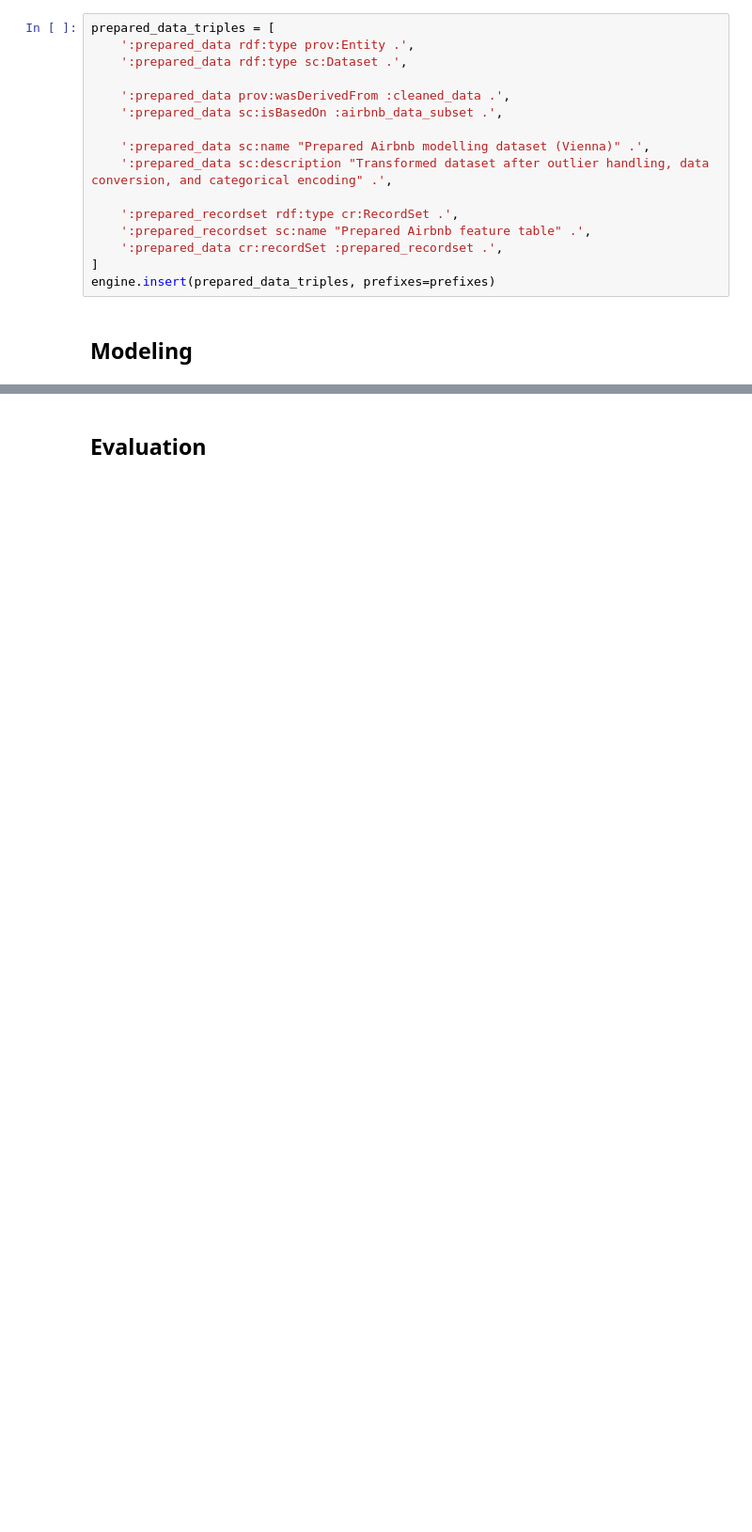
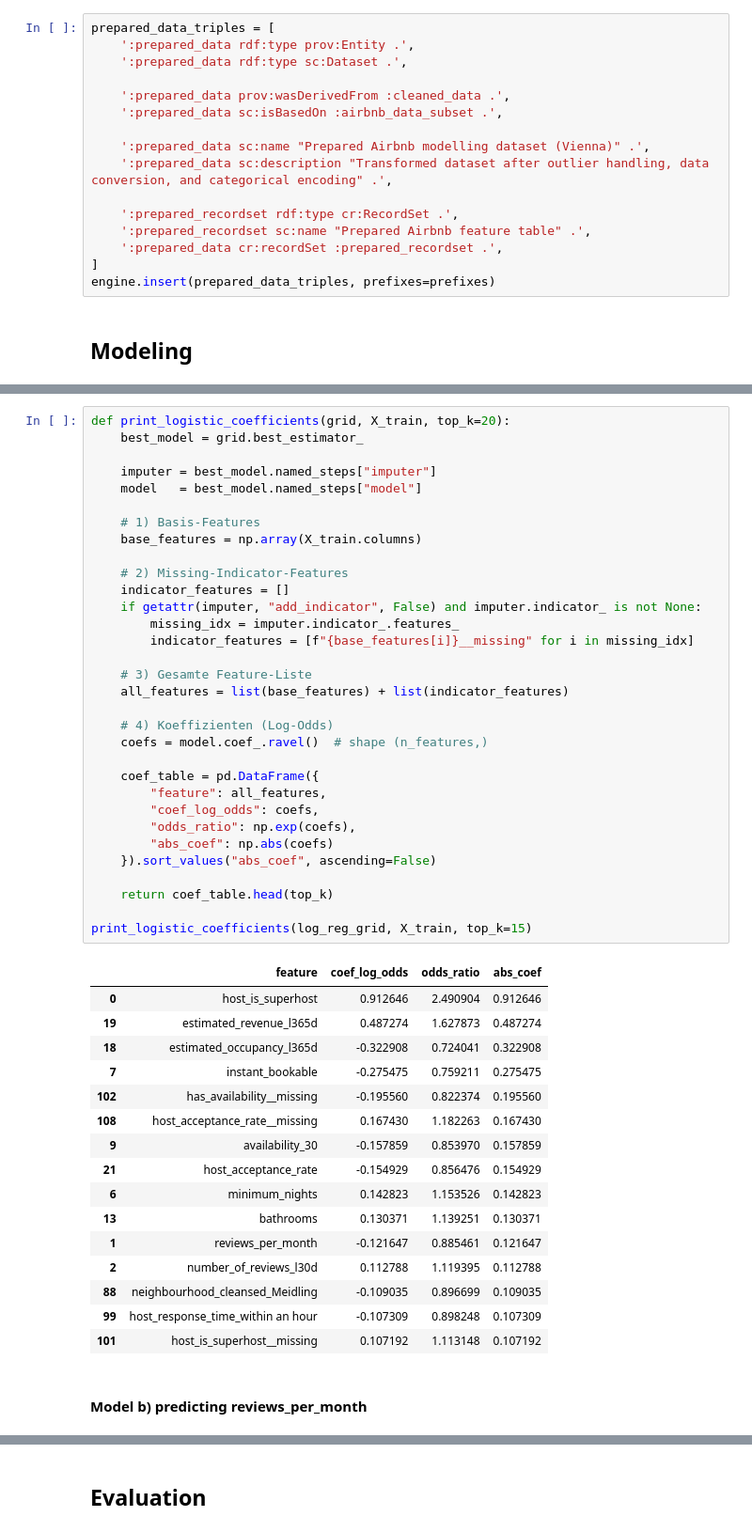
Before and after one commit to philippmoessner/tuwien_bi, a Jupyter notebook: Assignment3/notebook.ipynb, the cells around one changed output, grey strips where cells are left out. Shown at 94% size. Saved outputs shown, nothing was run; the diff lists cells and outputs as text; blank space fills up the shorter version.

Commit message:
modeling + evaluation of model a) and b)

```diff
--- a/Assignment3/notebook.ipynb
+++ b/Assignment3/notebook.ipynb
@@ -1996,0 +2605,51 @@ engine.insert(prepared_data_triples, prefixes=prefixes)
+# %%
+def print_logistic_coefficients(grid, X_train, top_k=20):
+    best_model = grid.best_estimator_
+
+    imputer = best_model.named_steps["imputer"]
+    model   = best_model.named_steps["model"]
+
+    # 1) Basis-Features
+    base_features = np.array(X_train.columns)
+
+    # 2) Missing-Indicator-Features
+    indicator_features = []
+    if getattr(imputer, "add_indicator", False) and imputer.indicator_ is not None:
+        missing_idx = imputer.indicator_.features_
+        indicator_features = [f"{base_features[i]}__missing" for i in missing_idx]
+
+    # 3) Gesamte Feature-Liste
+    all_features = list(base_features) + list(indicator_features)
+
+    # 4) Koeffizienten (Log-Odds)
+    coefs = model.coef_.ravel()  # shape (n_features,)
+
+    coef_table = pd.DataFrame({
+        "feature": all_features,
+        "coef_log_odds": coefs,
+        "odds_ratio": np.exp(coefs),
+        "abs_coef": np.abs(coefs)
+    }).sort_values("abs_coef", ascending=False)
+
+    return coef_table.head(top_k)
+
+print_logistic_coefficients(log_reg_grid, X_train, top_k=15)
+# %% [output]
+|  | feature | coef_log_odds | odds_ratio | abs_coef |
+| 0 | host_is_superhost | 0.912646 | 2.490904 | 0.912646 |
+| 19 | estimated_revenue_l365d | 0.487274 | 1.627873 | 0.487274 |
+| 18 | estimated_occupancy_l365d | -0.322908 | 0.724041 | 0.322908 |
+| 7 | instant_bookable | -0.275475 | 0.759211 | 0.275475 |
+| 102 | has_availability__missing | -0.195560 | 0.822374 | 0.195560 |
+| 108 | host_acceptance_rate__missing | 0.167430 | 1.182263 | 0.167430 |
+| 9 | availability_30 | -0.157859 | 0.853970 | 0.157859 |
+| 21 | host_acceptance_rate | -0.154929 | 0.856476 | 0.154929 |
+| 6 | minimum_nights | 0.142823 | 1.153526 | 0.142823 |
+| 13 | bathrooms | 0.130371 | 1.139251 | 0.130371 |
+| 1 | reviews_per_month | -0.121647 | 0.885461 | 0.121647 |
+| 2 | number_of_reviews_l30d | 0.112788 | 1.119395 | 0.112788 |
+| 88 | neighbourhood_cleansed_Meidling | -0.109035 | 0.896699 | 0.109035 |
+| 99 | host_response_time_within an hour | -0.107309 | 0.898248 | 0.107309 |
+| 101 | host_is_superhost__missing | 0.107192 | 1.113148 | 0.107192 |
+# %% [markdown]
+#### Model b) predicting reviews_per_month
```
Also changed, not shown: parts of 34 cells of this notebook.
